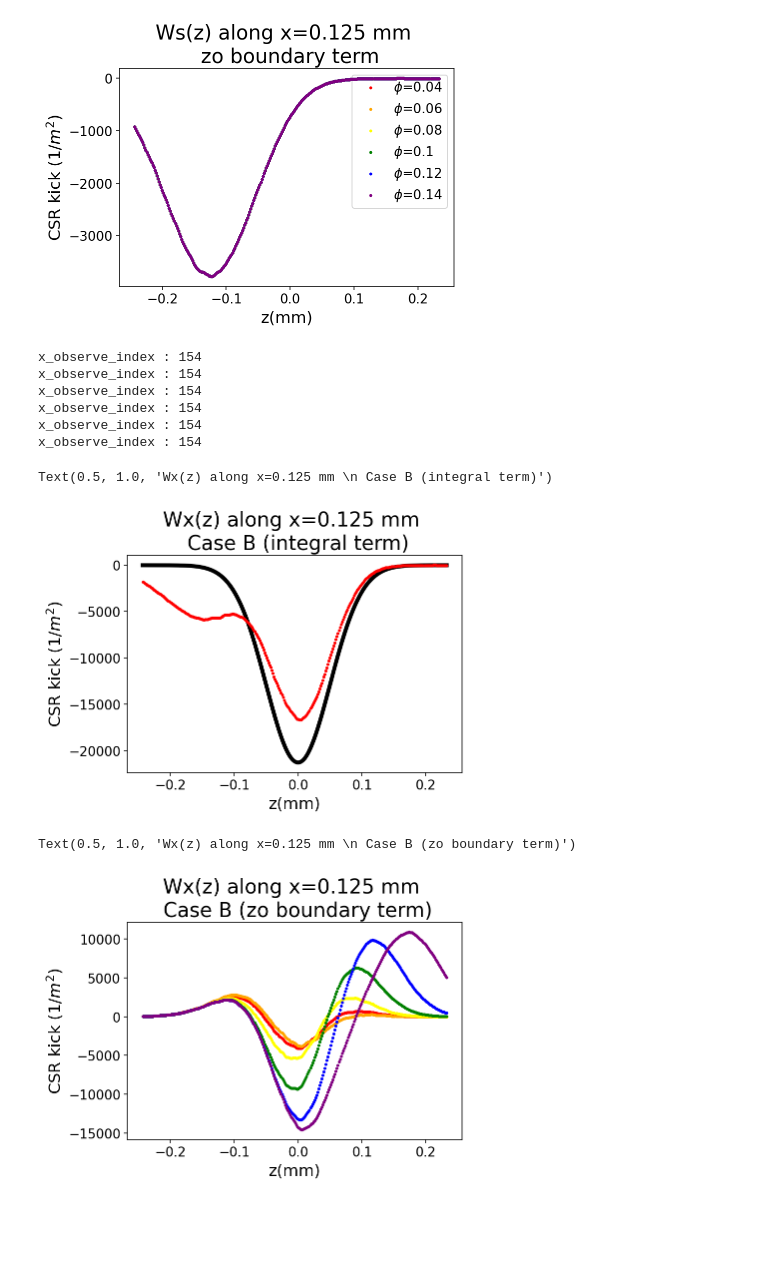
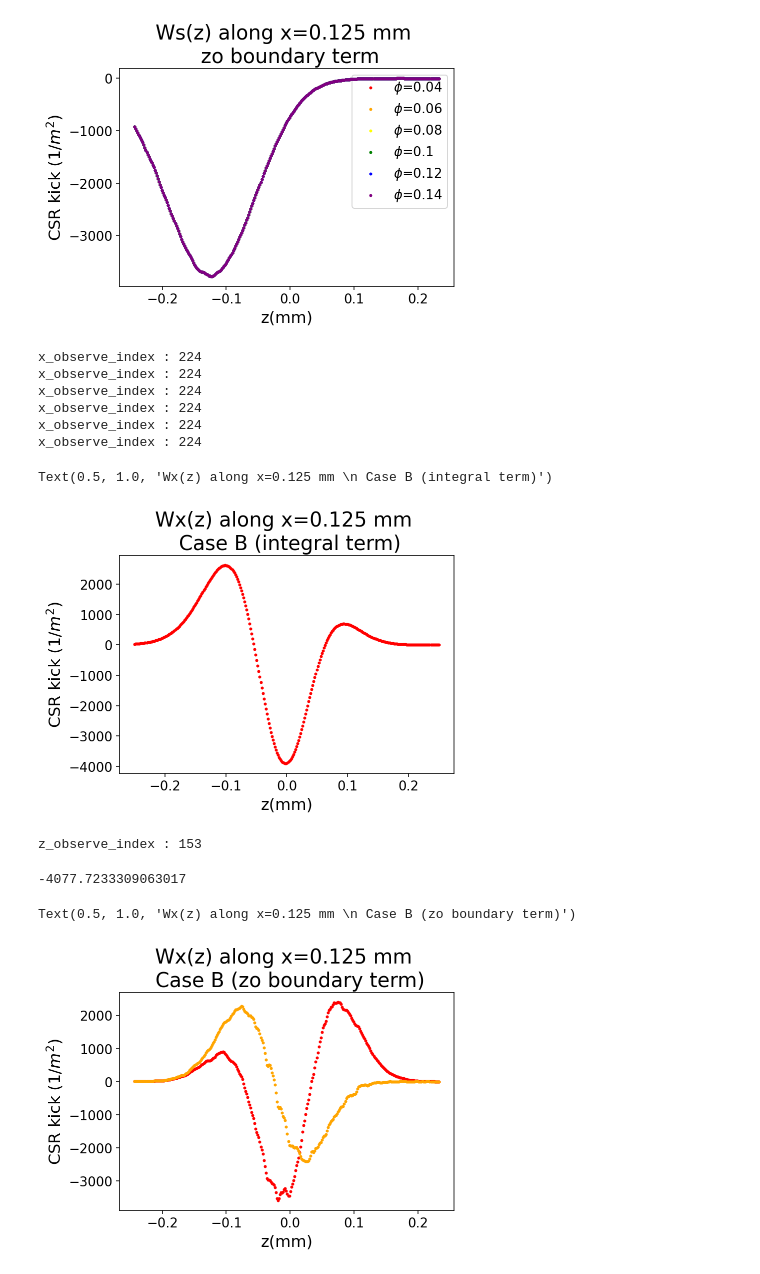
Before and after one commit to weiyuanlou/PyCSR2D, a Jupyter notebook: benchmarking/one_bend_transient/caseB.ipynb, the cells around one changed output. Saved outputs shown, nothing was run; the diff lists cells and outputs as text; code cells hidden in the pictures; blank space fills up the shorter version.

```diff
--- a/benchmarking/one_bend_transient/caseB.ipynb
+++ b/benchmarking/one_bend_transient/caseB.ipynb
@@ -96,7 +98,7 @@ from csr2d.deposit import split_particles, deposit_particles, histogram_cic_2d
 def csr2d_kick_calc_case_B(
     z_b,x_b,weight,*,
     gamma=None,rho=None,nz=100,nx=100,xlim=None,zlim=None,
-    reuse_psi_grids=False,psi_s_grid_old=None,psi_x_grid_old=None,map_f=map,
+    map_f=map,
     species="electron",imethod='map_coordinates',debug=False):
 
     # Grid setup
@@ -143,13 +145,8 @@ def csr2d_kick_calc_case_B(
 
     t3 = time.time()
 
-    if reuse_psi_grids == True:
-        psi_s_grid = psi_s_grid_old
-        psi_x_grid = psi_x_grid_old
-
-    else:
-        # Creating the potential grids
-        psi_s_grid, psi_x_grid, zvec2, xvec2 = green_meshes(nz, nx, dz, dx, rho=rho, beta=beta)
+    # Creating the potential grids
+    psi_s_grid, psi_x_grid, zvec2, xvec2 = green_meshes(nz, nx, dz, dx, rho=rho, beta=beta)
 
     if debug:
         t4 = time.time()
@@ -228,6 +243,28 @@ ax.azim = 250
 # %% [markdown]
 #### psi_s(zi) depends on (x-x') only
 #### Fix observation x to be x_o as before, then psi_s(zi) is psi_s_zi_vec(x')
+# %%
+# Bypassing the beam, use smooth Gaussian distribution
+
+def lamb_2d(z,x):
+    return 1/(2*np.pi*sigma_x*sigma_z)* np.exp(-z**2 / 2 / sigma_z**2 - x**2 / 2 / sigma_x**2)
+def lamb_2d_prime(z,x):
+    return 1/(2*np.pi*sigma_x*sigma_z)* np.exp(-z**2 / 2 / sigma_z**2 - x**2 / 2 / sigma_x**2) * (-z / sigma_z**2)
+# %%
+nz = 301
+nx = 301
+
+zvec = np.linspace(-5*sigma_z, 5*sigma_z, nz)
+xvec = np.linspace(-5*sigma_x, 5*sigma_x, nx)
+zm, xm = np.meshgrid(zvec, xvec, indexing='ij')
+
+lambda_grid_filtered = lamb_2d(zm,xm)
+lambda_grid_filtered_prime = lamb_2d_prime(zm,xm)
+
+dz = (10*sigma_z) / (nz - 1)
+dx = (10*sigma_x) / (nx - 1)
+
+psi_s_grid, psi_x_grid, zvec2, xvec2 = green_meshes(nz, nx, dz, dx, rho=rho, beta=beta)
 # %%
 # phi is the angle into the bend
 # x_observe should be a value in x_vec ( zero might not be one )..... TO BE FIXED
@@ -518,12 +745,12 @@ phi_vec = [0.1/rho, 0.06, 0.08, 0.1, 0.12, 0.14]
 #phi_vec = [0.04]
 wake_list = list(map(ffB, phi_vec))
 # %% [output]
-x_observe_index : 154
-x_observe_index : 154
-x_observe_index : 154
-x_observe_index : 154
-x_observe_index : 154
-x_observe_index : 154
+x_observe_index : 224
+x_observe_index : 224
+x_observe_index : 224
+x_observe_index : 224
+x_observe_index : 224
+x_observe_index : 224
 # %%
 # Wx(z) on axis
 
@@ -535,7 +762,7 @@ wx5 = wake_list[4][3] + wake_list[4][4] + wake_list[4][5]
 wx6 = wake_list[5][3] + wake_list[5][4] + wake_list[5][5]
 
 
-#wx1 = wake_list[0][3] + wake_list[0][4]
+wx1 = wake_list[0][3]
 #wx2 = wake_list[1][3] + wake_list[1][4]
 #wx3 = wake_list[2][3] + wake_list[2][4]
 #wx4 = wake_list[3][3] + wake_list[3][4]
@@ -550,7 +777,7 @@ plt.scatter(zvec*10**3, wx1, color='red', label='$\phi$='+str(phi_vec[0]), zorde
 #plt.scatter(zvec*10**3, wx6, color='purple', label='$\phi$='+str(phi_vec[5]),zorder=10, s=4  )
 
 
-plot_Wx_caseB_theory(phi_vec[0], 'black', 'Simplified theory')
+#plot_Wx_caseB_theory(phi_vec[0], 'black', 'Simplified theory')
 #plot_Wx_caseB_theory(phi_vec[1], 'black')
 #plot_Wx_caseB_theory(phi_vec[2], 'black')
 #plot_Wx_caseB_theory(phi_vec[3], 'black')
@@ -563,40 +790,48 @@ plt.title('Wx(z) along x='+str(x_observe*1000)+' mm \n Case B (integral term)',
 #plt.legend()
 # %% [output]
 Text(0.5, 1.0, 'Wx(z) along x=0.125 mm \n Case B (integral term)')
-[figure, old version]
+[figure, new version]
+# %%
+z_observe = 0
+z_observe_index = np.argmin(np.abs(zvec - z_observe))
+print('z_observe_index :', z_observe_index )
+wx1[z_observe_index]
+# %% [output]
+z_observe_index : 153
+-4077.7233309063017
 # %%
 # Check the three contribution terms of Wx(z)
 # ix_term is...
 #    3 : Wx integral term
 #    4 : Wx zi term
 #    5 : Wx zo term
 
 ix_term = 3
 wx1 = wake_list[0][ix_term]
 wx2 = wake_list[1][ix_term]
 wx3 = wake_list[2][ix_term]
 wx4 = wake_list[3][ix_term]
 wx5 = wake_list[4][ix_term]
 wx6 = wake_list[5][ix_term]
 
 plt.scatter(zvec*10**3, wx1, color='red', label='$\phi$='+str(phi_vec[0]), zorder=10, s=4)
 plt.scatter(zvec*10**3, wx2, color='orange', label='$\phi$='+str(phi_vec[1]),zorder=10, s=4  )
-plt.scatter(zvec*10**3, wx3, color='yellow', label='$\phi$='+str(phi_vec[2]),zorder=10, s=4  )
-plt.scatter(zvec*10**3, wx4, color='green', label='$\phi$='+str(phi_vec[3]),zorder=10, s=4   )
-plt.scatter(zvec*10**3, wx5, color='blue', label='$\phi$='+str(phi_vec[4]), zorder=10, s=4  )
-plt.scatter(zvec*10**3, wx6, color='purple', label='$\phi$='+str(phi_vec[5]),zorder=10, s=4  )
+#plt.scatter(zvec*10**3, wx3, color='yellow', label='$\phi$='+str(phi_vec[2]),zorder=10, s=4  )
+#plt.scatter(zvec*10**3, wx4, color='green', label='$\phi$='+str(phi_vec[3]),zorder=10, s=4   )
+#plt.scatter(zvec*10**3, wx5, color='blue', label='$\phi$='+str(phi_vec[4]), zorder=10, s=4  )
+#plt.scatter(zvec*10**3, wx6, color='purple', label='$\phi$='+str(phi_vec[5]),zorder=10, s=4  )
 
 #plot_Wx_caseB_theory(phi_vec[0], 'black', 'Simplified theory')
 
 
 plt.xlabel('z(mm)', fontsize=16)
 plt.ylabel('CSR kick $(1/m^2)$', fontsize=16)
 #plt.title('Wx(z) along x='+str(x_observe*1000)+' mm \n Case B (zi boundary term)',  fontsize=20)
 plt.title('Wx(z) along x='+str(x_observe*1000)+' mm \n Case B (zo boundary term)',  fontsize=20)
 #plt.legend()
 # %% [output]
 Text(0.5, 1.0, 'Wx(z) along x=0.125 mm \n Case B (zo boundary term)')
-[figure, old version]
+[figure, new version]
 # %%
 haha = np.array(list(zip(zvec,wx1)))
 # %%
```
Also changed, not shown: parts of 47 cells of this notebook, 5 other files.
